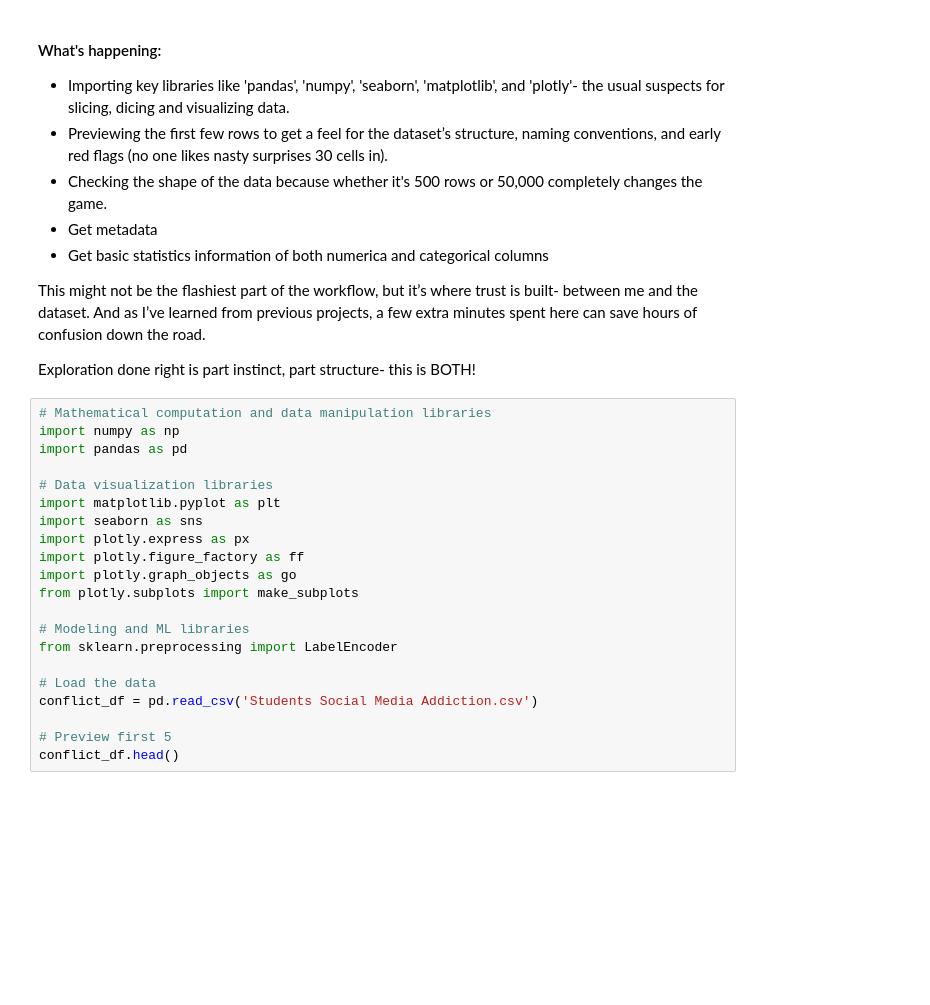
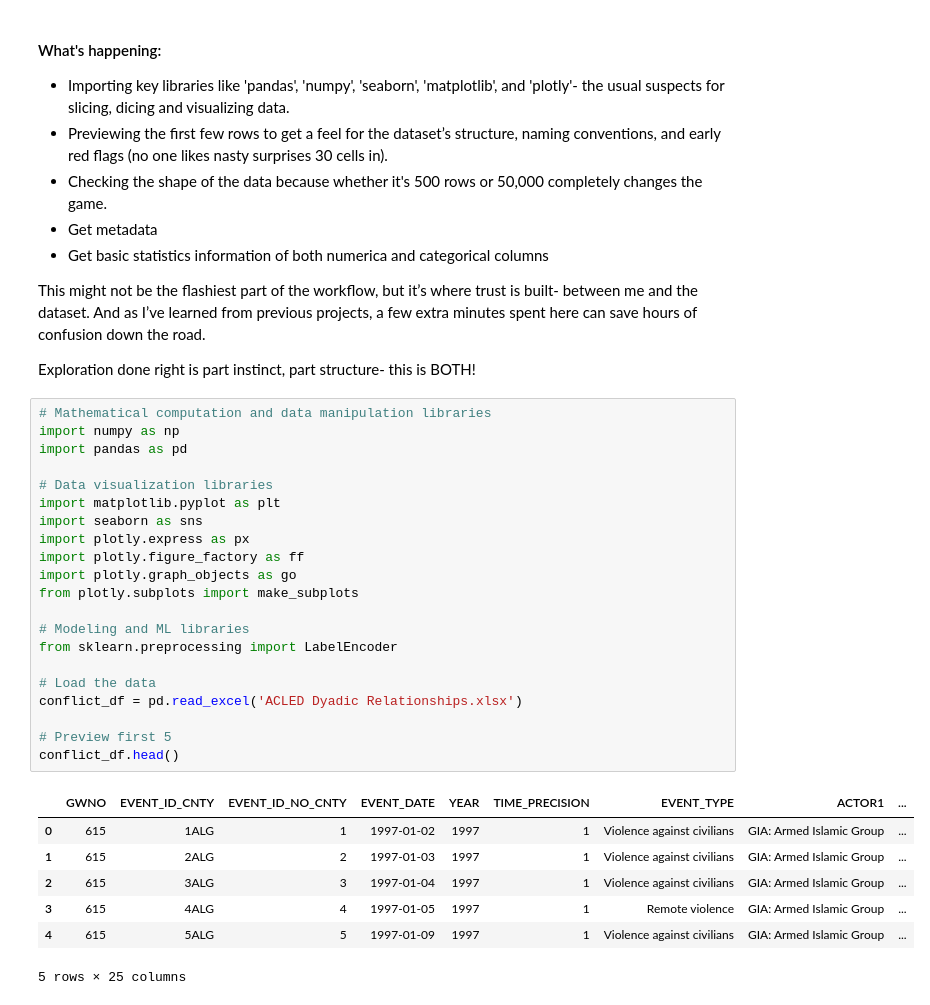
Before and after one commit to Vain-Guy/Mapping-Africa-s-Conflict-Relationships, a Jupyter notebook: conflict.ipynb, the cells around one changed output. Saved outputs shown, nothing was run; the diff lists cells and outputs as text; blank space fills up the shorter version.

```diff
--- a/conflict.ipynb
+++ b/conflict.ipynb
@@ -120,21 +120,29 @@ Exploration done right is part instinct, part structure- this is BOTH!
 # %%
 # Mathematical computation and data manipulation libraries
 import numpy as np
 import pandas as pd
 
 # Data visualization libraries
 import matplotlib.pyplot as plt
 import seaborn as sns
 import plotly.express as px
 import plotly.figure_factory as ff
 import plotly.graph_objects as go
 from plotly.subplots import make_subplots
 
 # Modeling and ML libraries
 from sklearn.preprocessing import LabelEncoder
 
 # Load the data
-conflict_df = pd.read_csv('Students Social Media Addiction.csv')
+conflict_df = pd.read_excel('ACLED Dyadic Relationships.xlsx')
 
 # Preview first 5
 conflict_df.head()
+# %% [output]
+|  | GWNO | EVENT_ID_CNTY | EVENT_ID_NO_CNTY | EVENT_DATE | YEAR | TIME_PRECISION | EVENT_TYPE | ACTOR1 | ... |
+| 0 | 615 | 1ALG | 1 | 1997-01-02 | 1997 | 1 | Violence against civilians | GIA: Armed Islamic Group | ... |
+| 1 | 615 | 2ALG | 2 | 1997-01-03 | 1997 | 1 | Violence against civilians | GIA: Armed Islamic Group | ... |
+| 2 | 615 | 3ALG | 3 | 1997-01-04 | 1997 | 1 | Violence against civilians | GIA: Armed Islamic Group | ... |
+| 3 | 615 | 4ALG | 4 | 1997-01-05 | 1997 | 1 | Remote violence | GIA: Armed Islamic Group | ... |
+| 4 | 615 | 5ALG | 5 | 1997-01-09 | 1997 | 1 | Violence against civilians | GIA: Armed Islamic Group | ... |
+5 rows × 25 columns
```
Also changed, not shown: parts of 6 cells of this notebook.
